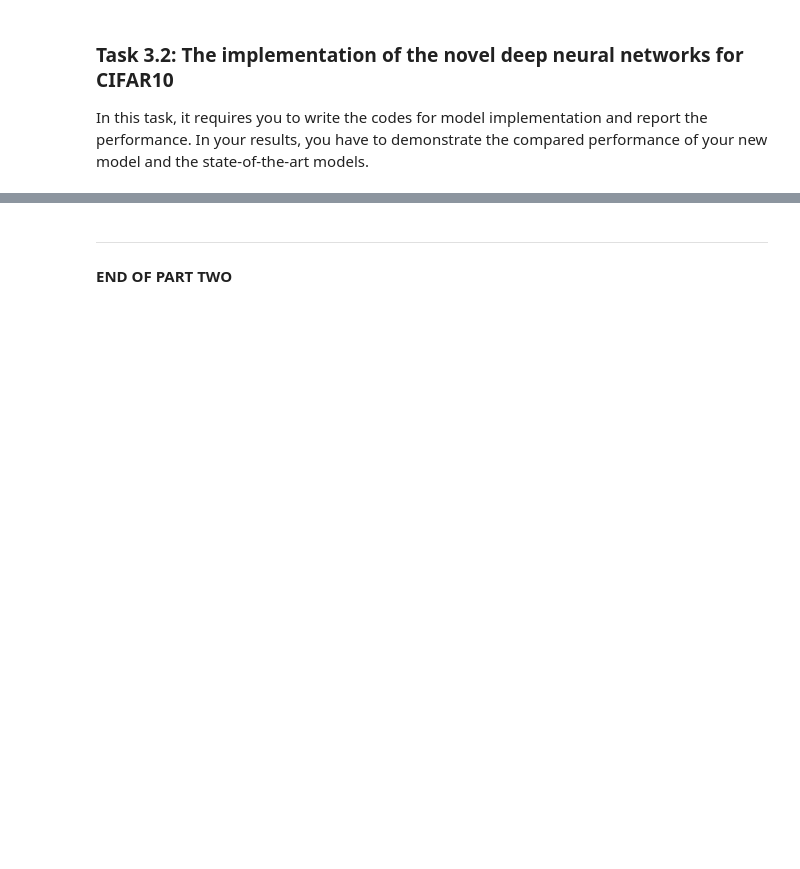
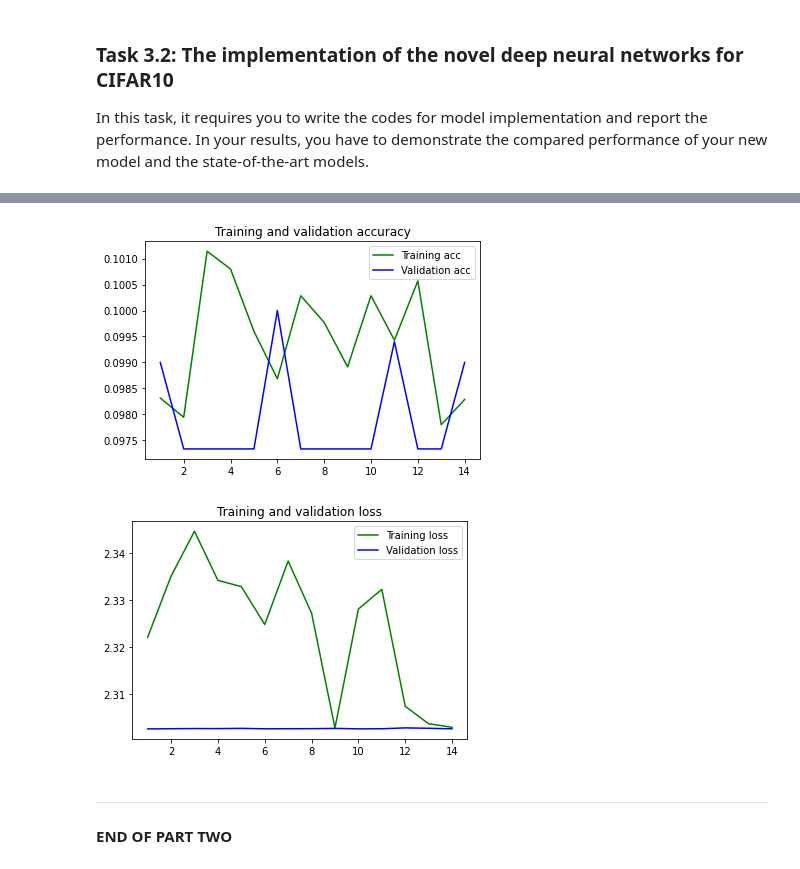
Before and after one commit to Hamza1122/Deep-Learning-Ass, a Jupyter notebook: Task_2.ipynb, the cells around one changed output, grey strips where cells are left out. Saved outputs shown, nothing was run; the diff lists cells and outputs as text; code cells hidden in the pictures; blank space fills up the shorter version.

```diff
--- a/Task_2.ipynb
+++ b/Task_2.ipynb
@@ -889,11 +892,7 @@ model = Sequential()
 model.add(Flatten(input_shape = x_train.shape[1:]))
 model.add(Dense(256,activation = 'relu'))
 model.add(Dropout(0.5))
-model.add(Dense(10,activation = 'sigmoid'))
-
-model.compile(optimizer = 'rmsprop',
-loss = 'binary_crossentropy',
-metrics = ['accuracy'])
+model.add(Dense(10,activation = 'softmax'))
 
 # compile it - categorical crossentropy is for multiple choice classification
 model.compile(optimizer='rmsprop',
@@ -901,7 +900,7 @@ model.compile(optimizer='rmsprop',
               metrics=['accuracy'])
 # %%
 # train the model!
-model.fit(x_train,
+result=model.fit(x_train,
           y_train,
           epochs = 14,
           batch_size = 32,
@@ -928,3 +926,26 @@ Epoch 14/14
+# %%
+acc = result.history['accuracy']
+val_acc = result.history['val_accuracy']
+loss = result.history['loss']
+val_loss = result.history['val_loss']
+epochs = range(1, len(acc) + 1)
+
+plt.title('Training and validation accuracy')
+plt.plot(epochs, acc, 'green', label='Training acc')
+plt.plot(epochs, val_acc, 'blue', label='Validation acc')
+plt.legend()
+
+plt.figure()
+plt.title('Training and validation loss')
+plt.plot(epochs, loss, 'green', label='Training loss')
+plt.plot(epochs, val_loss, 'blue', label='Validation loss')
+
+plt.legend()
+
+plt.show()
+# %% [output]
+[figure, added]
+[figure, added]
 # %% [markdown]
 ---
 **END OF PART TWO**
```
Also changed, not shown: parts of 20 cells of this notebook.
